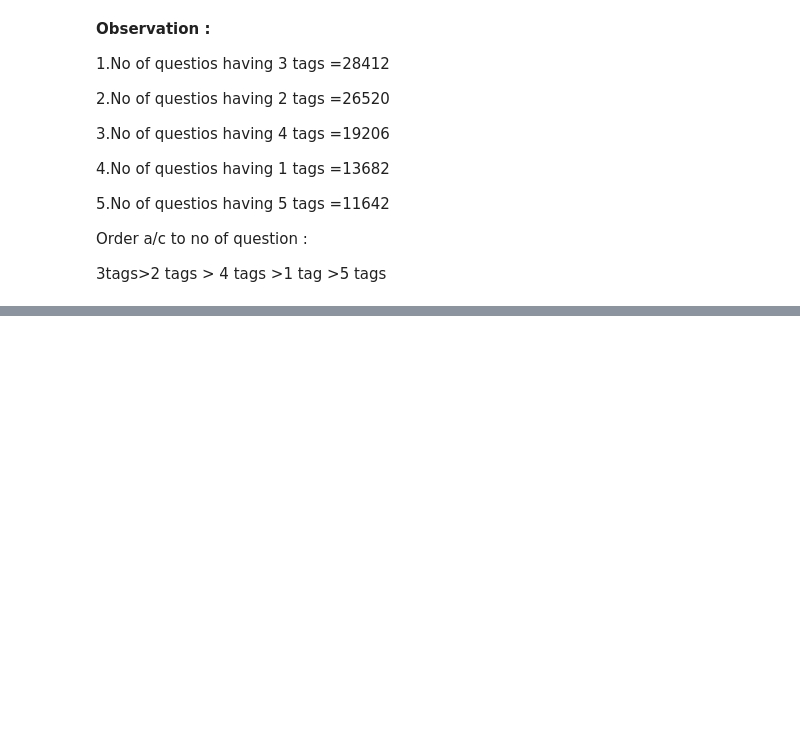
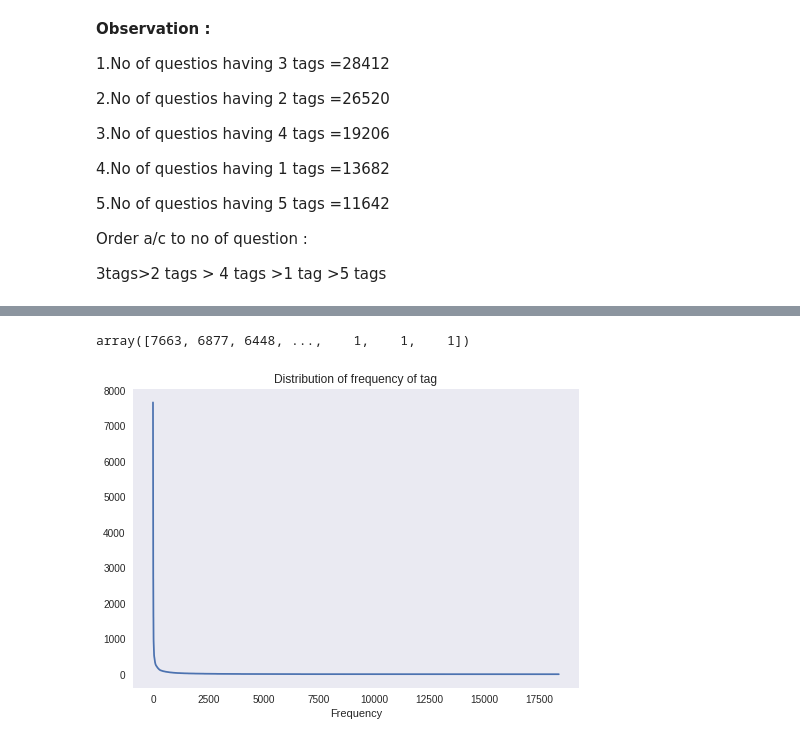
Before and after one commit to mitesh98/StackOverflow-Tag-Prediction, a Jupyter notebook: StackOverflow.ipynb, the cells around one changed output, grey strips where cells are left out. Cells and saved outputs as stored; diff of their text form; code cells hidden in the pictures; blank space fills up the shorter version.

```diff
--- a/StackOverflow.ipynb
+++ b/StackOverflow.ipynb
@@ -260,0 +318,3 @@ Order a/c to no of question :
+# %%
+tag_df=pd.read_csv("tag_counts_dict.csv",names=['Tags','Counts'])
+tag_df.head(10)
@@ -260,0 +333,17 @@ Order a/c to no of question :
+# %%
+tag_df_sorted=tag_df.sort_values(['Counts'],ascending=False)
+tag_counts=tag_df_sorted['Counts'].values
+#DataFrame.values : Return a Numpy representation of the DataFrame.
+
+tag_counts
+# %% [output]
+array([7663, 6877, 6448, ...,    1,    1,    1])
+# %%
+plt.plot(tag_counts)
+plt.grid()
+plt.xlabel('Tag number')
+plt.xlabel('Frequency')
+plt.title("Distribution of frequency of tag")
+plt.show()
+# %% [output]
+[figure, added]
```
Also changed, not shown: parts of 31 cells of this notebook.
